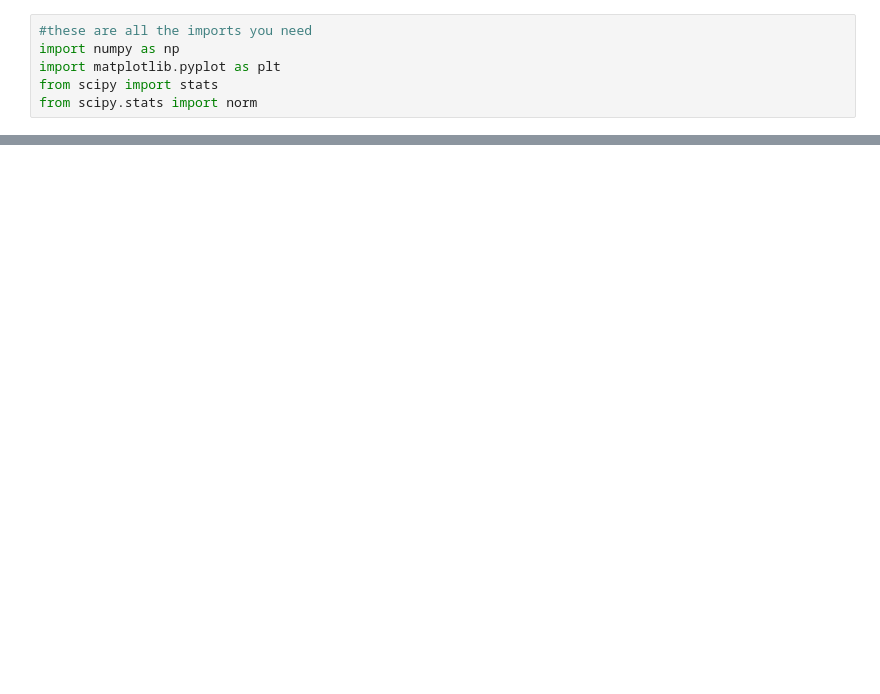
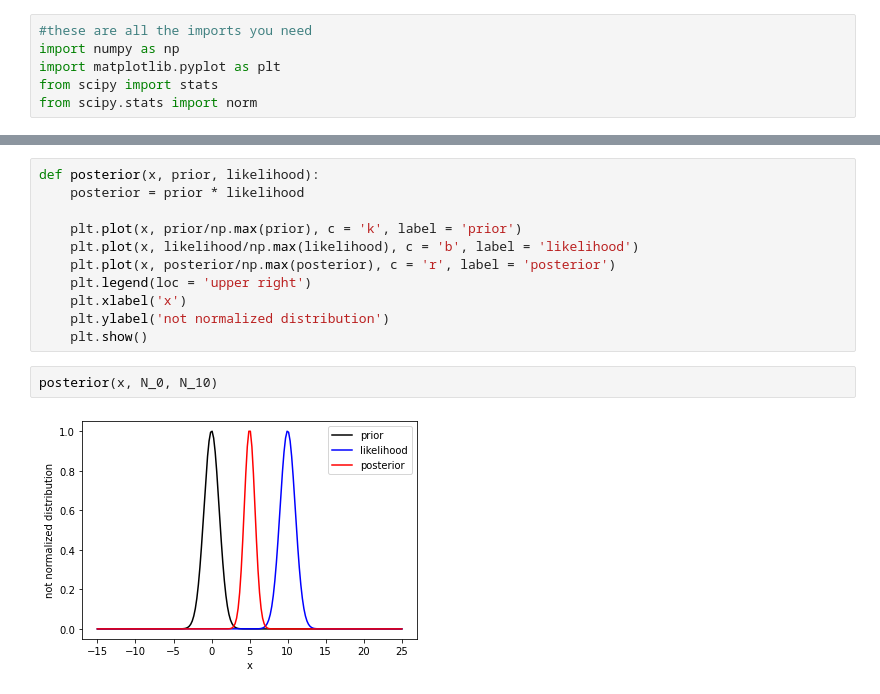
Before and after one commit to TaliNatan/DSPS_TNatan, a Jupyter notebook: Labs/9_18_lab.ipynb, the cells around one changed output, grey strips where cells are left out. Drawn from its saved outputs; the diff is of its cells as text; blank space fills up the shorter version.

```diff
--- a/Labs/9_18_lab.ipynb
+++ b/Labs/9_18_lab.ipynb
@@ -23,0 +27,15 @@ plt.show()
+# %%
+def posterior(x, prior, likelihood):
+    posterior = prior * likelihood
+
+    plt.plot(x, prior/np.max(prior), c = 'k', label = 'prior')
+    plt.plot(x, likelihood/np.max(likelihood), c = 'b', label = 'likelihood')
+    plt.plot(x, posterior/np.max(posterior), c = 'r', label = 'posterior')
+    plt.legend(loc = 'upper right')
+    plt.xlabel('x')
+    plt.ylabel('not normalized distribution')
+    plt.show()
+# %%
+posterior(x, N_0, N_10)
+# %% [output]
+[figure, added]
```
Also changed, not shown: parts of 8 cells of this notebook.
